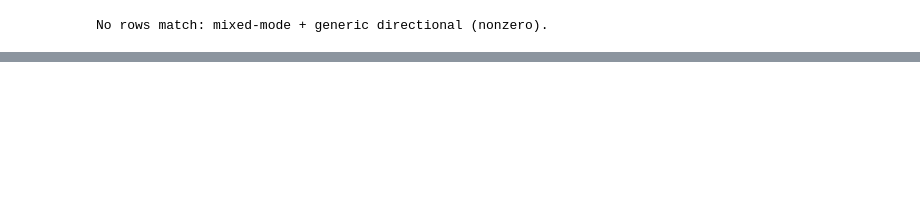
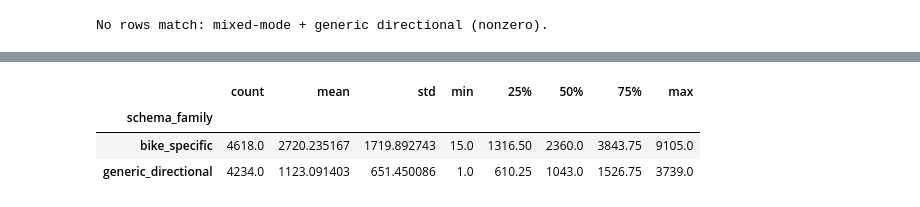
Before and after one commit to morganwofford/protected-bike-lanes-ridership, a Jupyter notebook: notebooks/01_ingest_counters.ipynb, the cells around one changed output, grey strips where cells are left out. Cells and saved outputs as stored; diff of their text form; code cells hidden in the pictures; blank space fills up the shorter version.

```diff
--- a/notebooks/01_ingest_counters.ipynb
+++ b/notebooks/01_ingest_counters.ipynb
@@ -373,0 +473,19 @@ No rows match: mixed-mode + generic directional (nonzero).
+# %%
+# Collapse timestamps to calendar day for daily aggregation
+bike_long = bike_long.copy()
+bike_long["day"] = bike_long["date"].dt.floor("D")
+# %%
+# Now we can aggregate by day + counter + direction to get daily bike counts by sensor and direction, which will be the basis for our time series analysis and modeling.
+counter_daily_bike = (
+    bike_long.groupby(
+        ["day", "counter_name", "schema_family", "direction"],
+        as_index=False
+    )["count"]
+    .sum()
+)
+# %%
+seattle_daily_bike = (
+    counter_daily_bike.groupby(["day", "schema_family"], as_index=False)["count"]
+    .sum()
+    .sort_values(["day", "schema_family"])
+)
@@ -373,0 +508,9 @@ No rows match: mixed-mode + generic directional (nonzero).
+# %%
+# Check the distribution of daily bike counts by schema family to see if there are any major differences in scale or variability between the generic directional counts and the bike-specific counts, which could indicate mode mixing or differences in sensor types.
+# This will help us understand if we can analyze these two groups together or if we need to treat them separately due to differences in their distributions.
+seattle_daily_bike.groupby("schema_family")["count"].describe()
+# %% [output]
+|  | count | mean | std | min | 25% | 50% | 75% | max |
+| schema_family |  |  |  |  |  |  |  |  |
+| bike_specific | 4618.0 | 2720.235167 | 1719.892743 | 15.0 | 1316.50 | 2360.0 | 3843.75 | 9105.0 |
+| generic_directional | 4234.0 | 1123.091403 | 651.450086 | 1.0 | 610.25 | 1043.0 | 1526.75 | 3739.0 |
```
Also changed, not shown: parts of 15 cells of this notebook.
